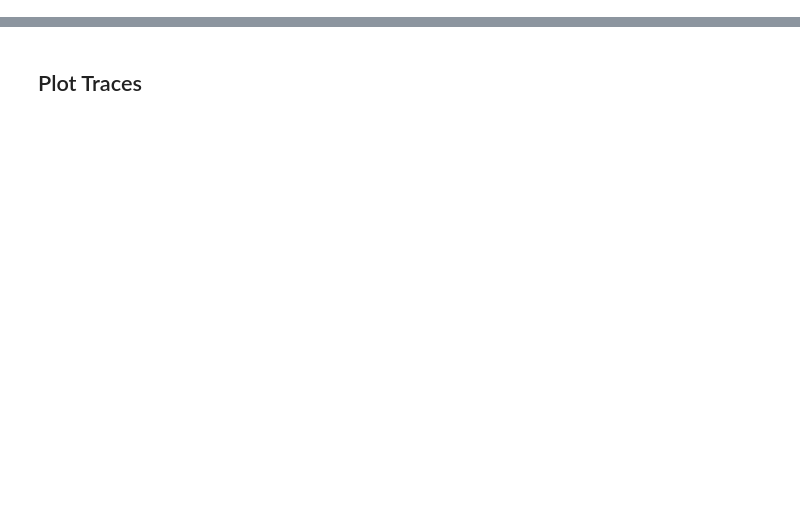
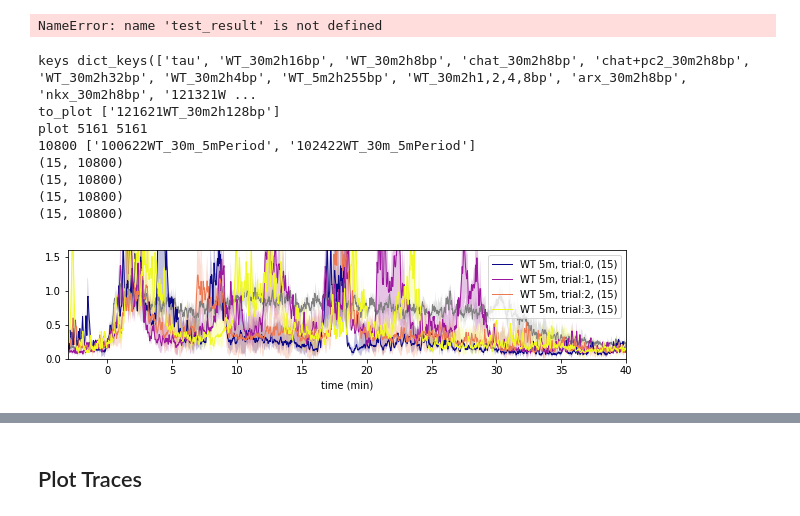
Before and after one commit to samuelbray32/behavior-lite, a Jupyter notebook: sinWaves.ipynb, the cells around one changed output, grey strips where cells are left out. Drawn from its saved outputs; the diff is of its cells as text; code cells hidden in the pictures; blank space fills up the shorter version.

```diff
--- a/sinWaves.ipynb
+++ b/sinWaves.ipynb
@@ -4,0 +43,4 @@ import numpy as np
+# %%
+len(test_result['102422WT_30m_210sPeriod']['stim'])
+# %% [output]
+NameError: name 'test_result' is not defined
@@ -4,0 +49,37 @@ import numpy as np
+# %%
+import matplotlib.pyplot as plt
+import numpy as np
+%matplotlib inline
+from tools.results_sin import response_sin_amp
+
+from tools.results_sin import response_sin
+%matplotlib inline
+import matplotlib.pyplot as plt
+
+#periods=[.5,1,2,3,4,5,6,8,9,10,11,12,13,15]
+periods=[5]
+#periods=[2,2.5,2.7,3,3.2,3.5,4,4.5,5,5.5]
+#periods=[4]
+#periods=[2.9]
+#interest=['WT','pc2','ppp1','spp1','eye531','eye532',]
+#interest=['WT','starve121d','pc2']
+interest=['WT']
+test=response_sin(interest,exclude=['small'],periods=periods,n_boot=1e1,derivative=120,visible=0,
+                  t_samp=(-3,40),plot_indiv_trial=[0,1,2,3],)
+
+
+#fig,ax=response_sin(interest,exclude=['small'],periods=periods,
+#                    n_boot=1e1,derivative=120,visible=0,t_samp=(-3,40),
+#                   plot_indiv_trial=False,)
+# ax[0,0].set_ylim(0,2)
+# fig.show()
+# %% [output]
+keys dict_keys(['tau', 'WT_30m2h16bp', 'WT_30m2h8bp', 'chat_30m2h8bp', 'chat+pc2_30m2h8bp', 'WT_30m2h32bp', 'WT_30m2h4bp', 'WT_5m2h255bp', 'WT_30m2h1,2,4,8bp', 'arx_30m2h8bp', 'nkx_30m2h8bp', '121321W ...
+to_plot ['121621WT_30m2h128bp']
+plot 5161 5161
+10800 ['100622WT_30m_5mPeriod', '102422WT_30m_5mPeriod']
+(15, 10800)
+(15, 10800)
+(15, 10800)
+(15, 10800)
+[figure, added]
```
Also changed, not shown: parts of 21 cells of this notebook, 1 other file.
